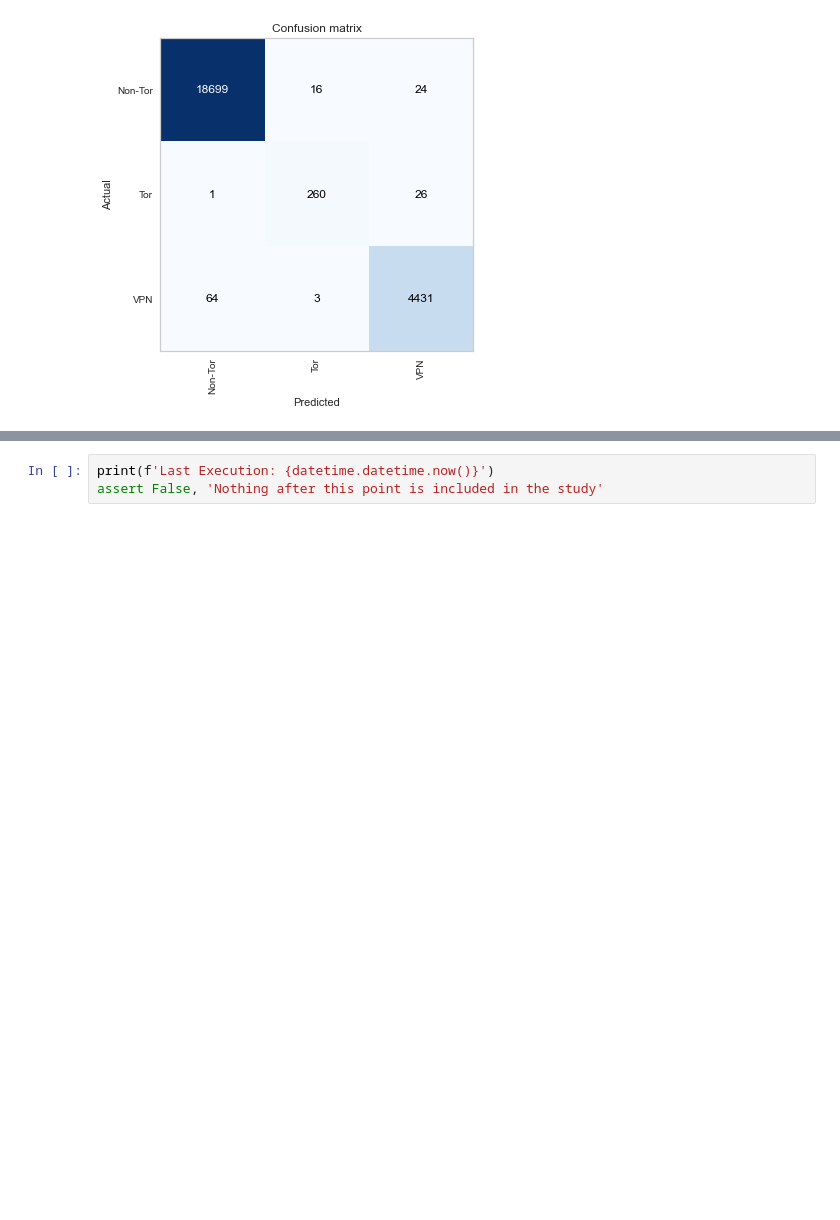
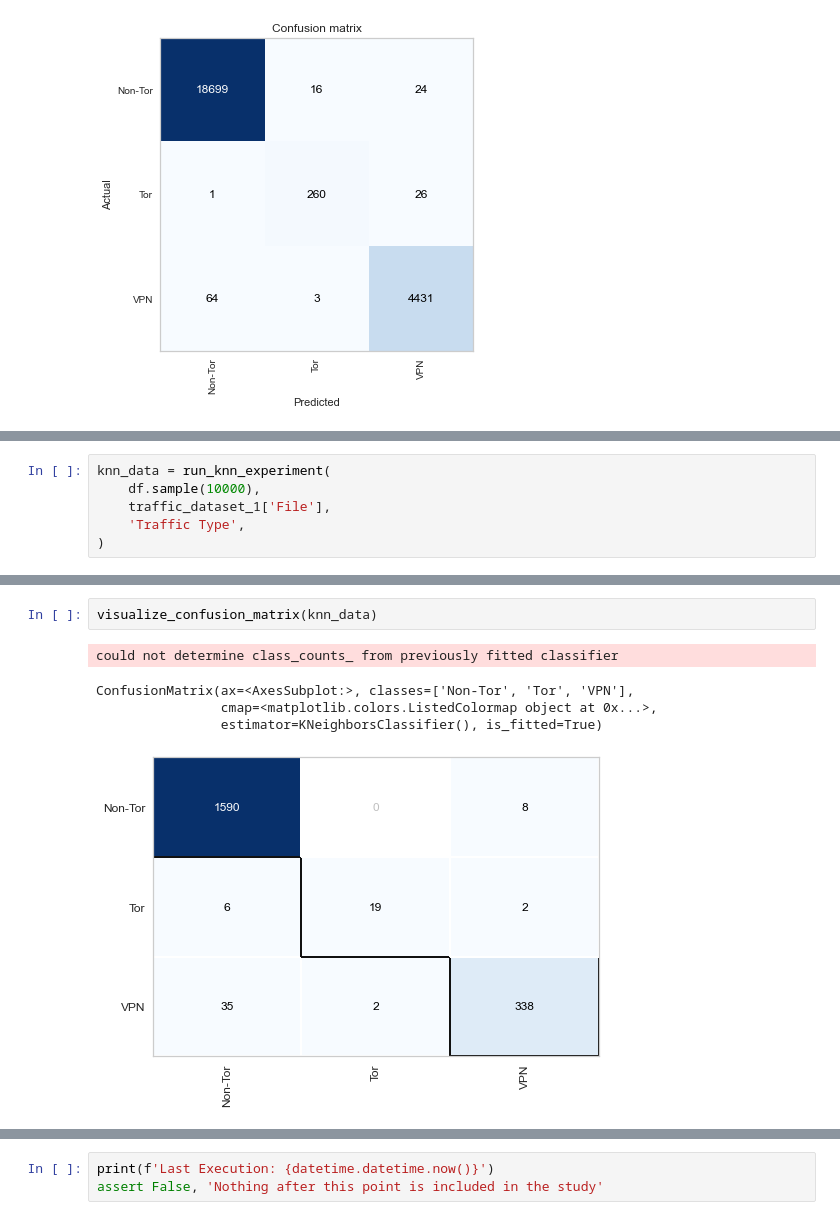
Before and after one commit to Karson-Fye/CMUDarknet, a Jupyter notebook: Data/Cross_validation_prototype.ipynb, the cells around one changed output, grey strips where cells are left out. Cells and saved outputs as stored; diff of their text form; blank space fills up the shorter version.

```diff
--- a/Data/Cross_validation_prototype.ipynb
+++ b/Data/Cross_validation_prototype.ipynb
@@ -3695,2 +3695,8 @@ print(results.mean())
 # %% [output]
 0.9979382708282672
+# %%
+knn_data = run_knn_experiment(
+    df.sample(10000),
+    traffic_dataset_1['File'],
+    'Traffic Type',
+)
@@ -3696,0 +3716,8 @@ print(results.mean())
+# %%
+visualize_confusion_matrix(knn_data)
+# %% [output]
+could not determine class_counts_ from previously fitted classifier
+ConfusionMatrix(ax=<AxesSubplot:>, classes=['Non-Tor', 'Tor', 'VPN'],
+                cmap=<matplotlib.colors.ListedColormap object at 0x...>,
+                estimator=KNeighborsClassifier(), is_fitted=True)
+[figure, added]
```
Also changed, not shown: parts of 3 cells of this notebook.
